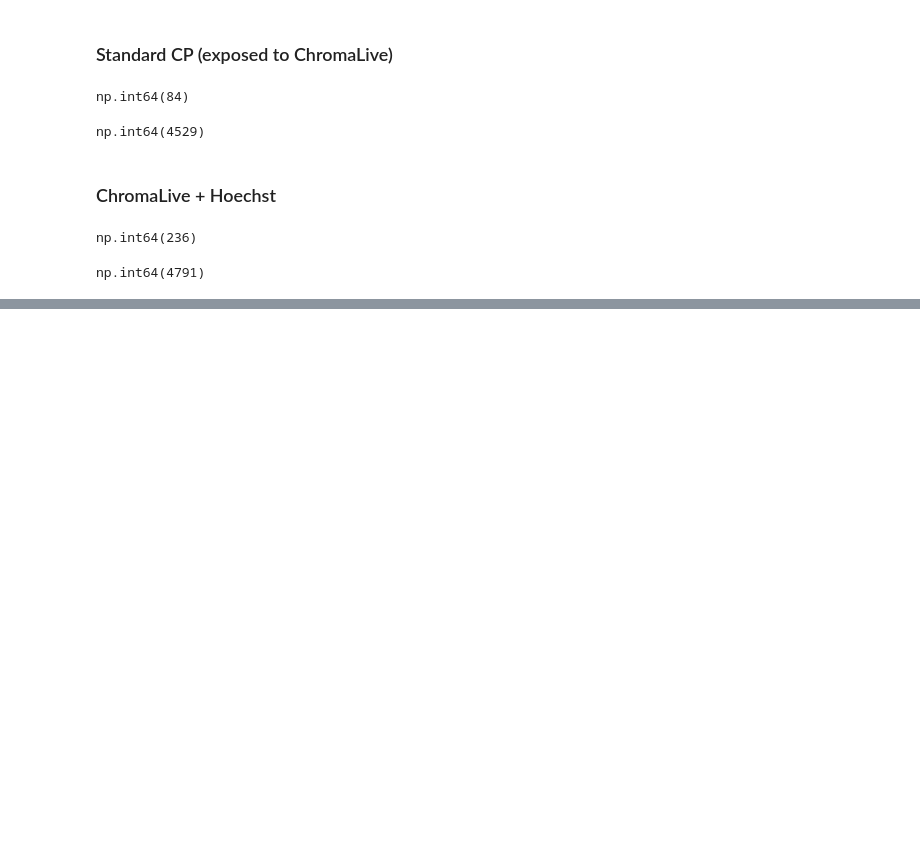
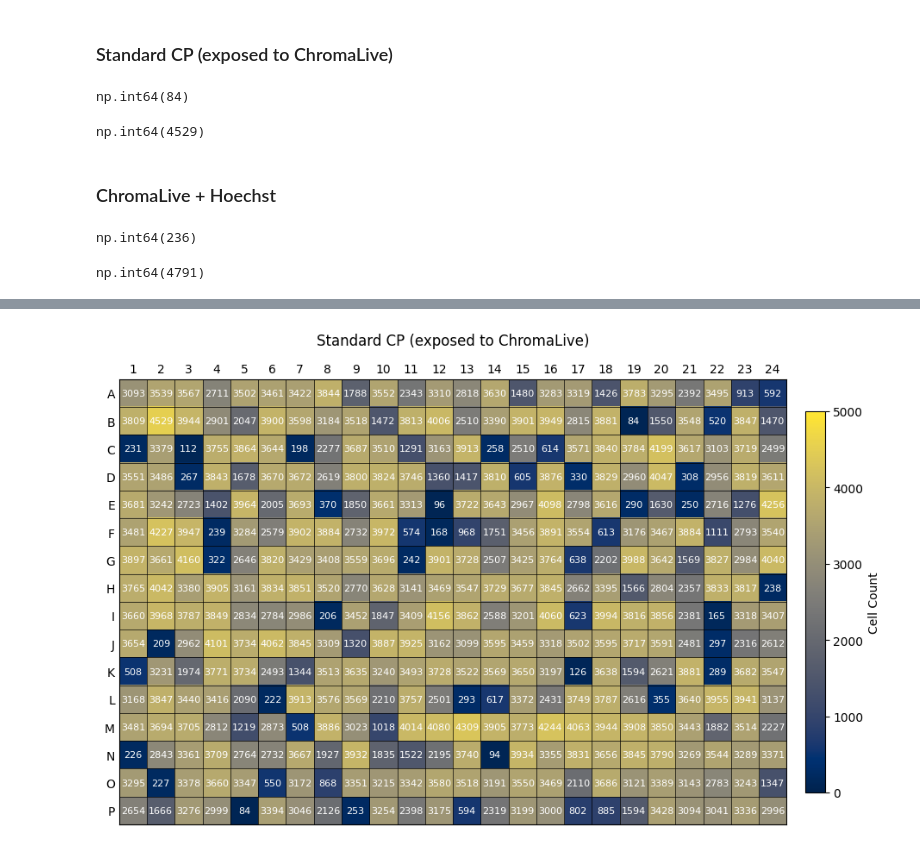
Before and after one commit to broadinstitute/2022_09_07_New_phenotypic_dye_testing_CDoT_Broad_Analysis, a Jupyter notebook: notebooks/Cellcounts_supplementary.ipynb, the cells around one changed output, grey strips where cells are left out. Saved outputs shown, nothing was run; the diff lists cells and outputs as text; code cells hidden in the pictures; blank space fills up the shorter version.

```diff
--- a/notebooks/Cellcounts_supplementary.ipynb
+++ b/notebooks/Cellcounts_supplementary.ipynb
@@ -134,0 +243,4 @@ np.int64(4791)
+# %%
+cell_count_plot('Standard CP (exposed to ChromaLive)')
+# %% [output]
+[figure, added]
```
Also changed, not shown: parts of 14 cells of this notebook, 9 other files.
